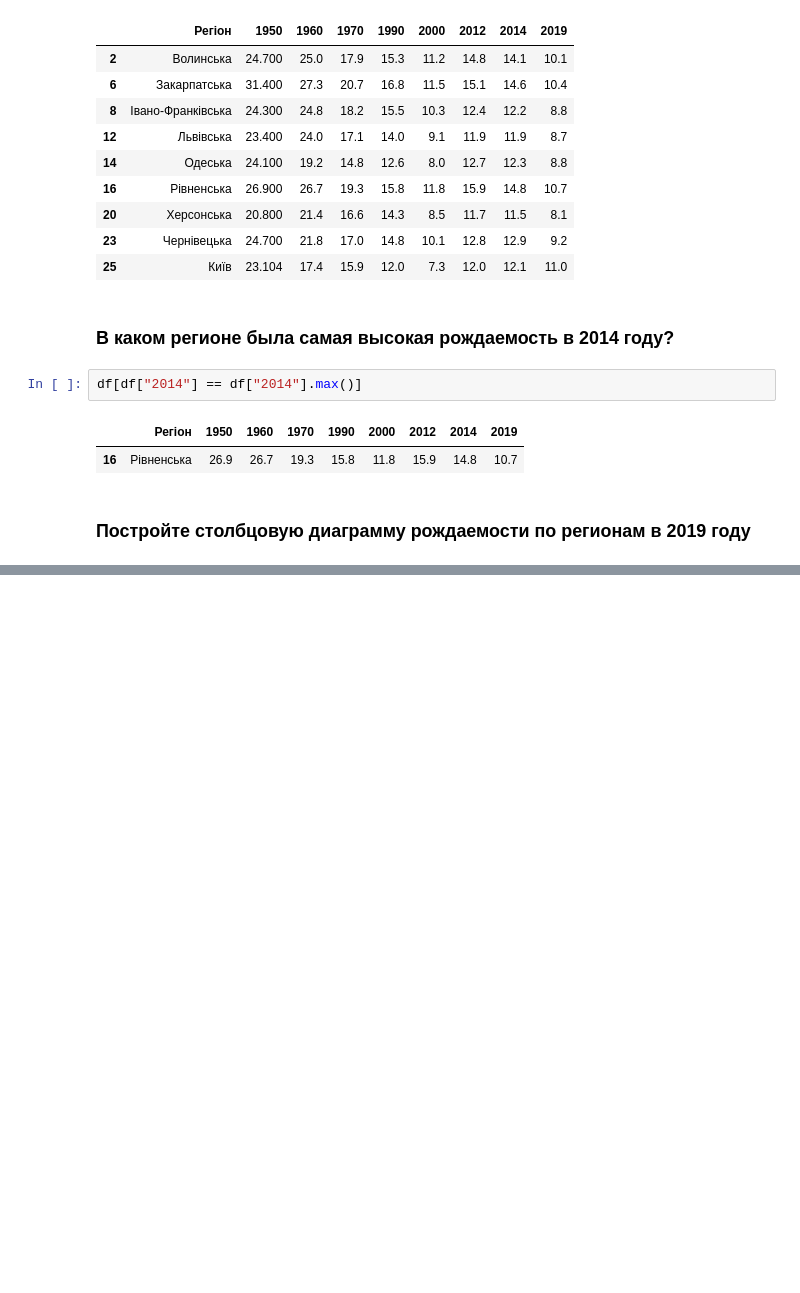
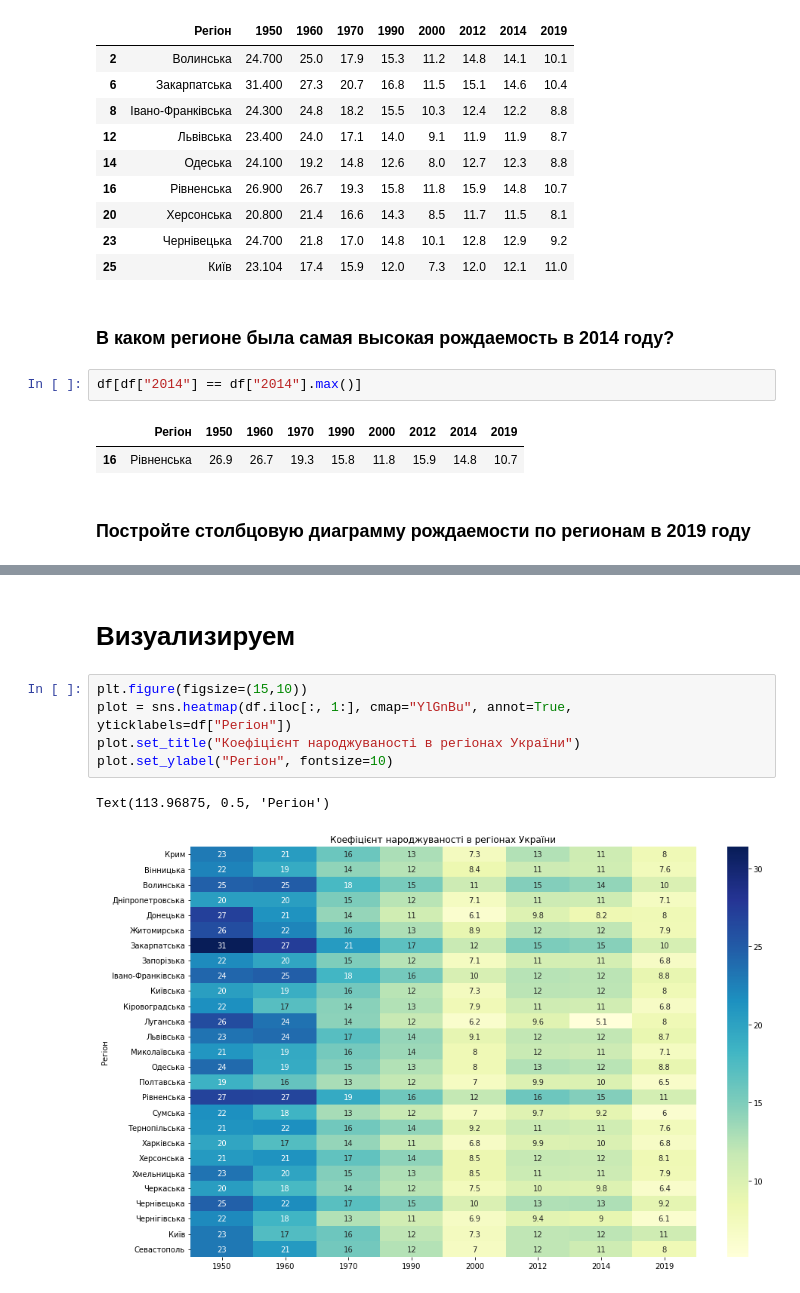
Before and after one commit to Susanna-Salata/goit-DS, a Jupyter notebook: GoIT_DS_HomeWork_2_1.ipynb, the cells around one changed output, grey strips where cells are left out. Cells and saved outputs as stored; diff of their text form; blank space fills up the shorter version.

```diff
--- a/GoIT_DS_HomeWork_2_1.ipynb
+++ b/GoIT_DS_HomeWork_2_1.ipynb
@@ -200 +212,11 @@ df.plot.bar(x="Регіон", y="2019")
 [figure]
+# %% [markdown]
+# Визуализируем
+# %%
+plt.figure(figsize=(15,10))
+plot = sns.heatmap(df.iloc[:, 1:], cmap="YlGnBu", annot=True, yticklabels=df["Регіон"])
+plot.set_title("Коефіцієнт народжуваності в регіонах України")
+plot.set_ylabel("Регіон", fontsize=10)
+# %% [output]
+Text(113.96875, 0.5, 'Регіон')
+[figure, added]
```
Also changed, not shown: parts of 4 cells of this notebook.
